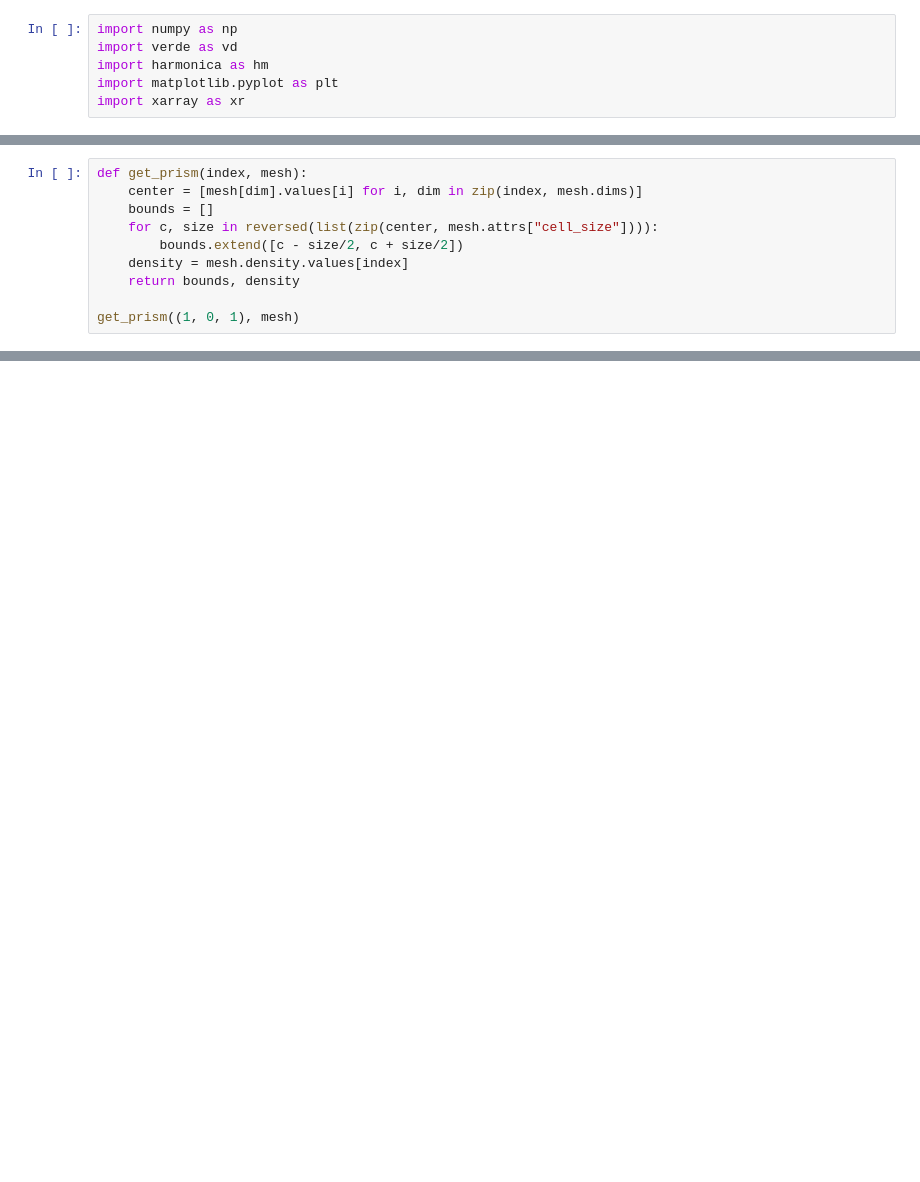
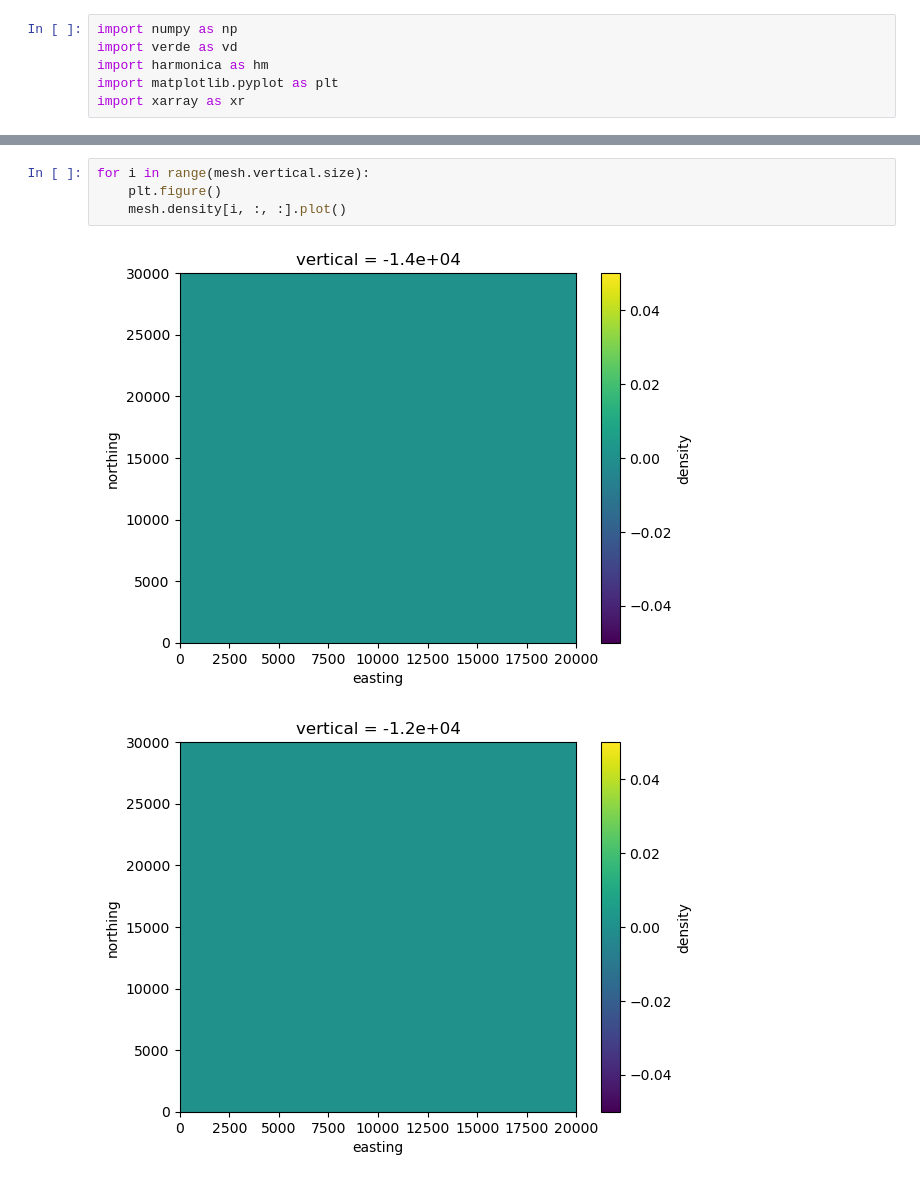
Before and after one commit to leouieda/planting, a Jupyter notebook: experiments.ipynb, the cells around one changed output, grey strips where cells are left out. Drawn from its saved outputs; the diff is of its cells as text; blank space fills up the shorter version.

```diff
--- a/experiments.ipynb
+++ b/experiments.ipynb
@@ -34,10 +75,0 @@ Attributes:
-# %%
-def get_prism(index, mesh):
-    center = [mesh[dim].values[i] for i, dim in zip(index, mesh.dims)]
-    bounds = []
-    for c, size in reversed(list(zip(center, mesh.attrs["cell_size"]))):
-        bounds.extend([c - size/2, c + size/2])
-    density = mesh.density.values[index]
-    return bounds, density
-
-get_prism((1, 0, 1), mesh)
@@ -45,0 +136,7 @@ get_prism((1, 0, 1), mesh)
+# %%
+for i in range(mesh.vertical.size):
+    plt.figure()
+    mesh.density[i, :, :].plot()
+# %% [output]
+[figure, added]
+[figure, added]
```
Also changed, not shown: parts of 6 cells of this notebook.
